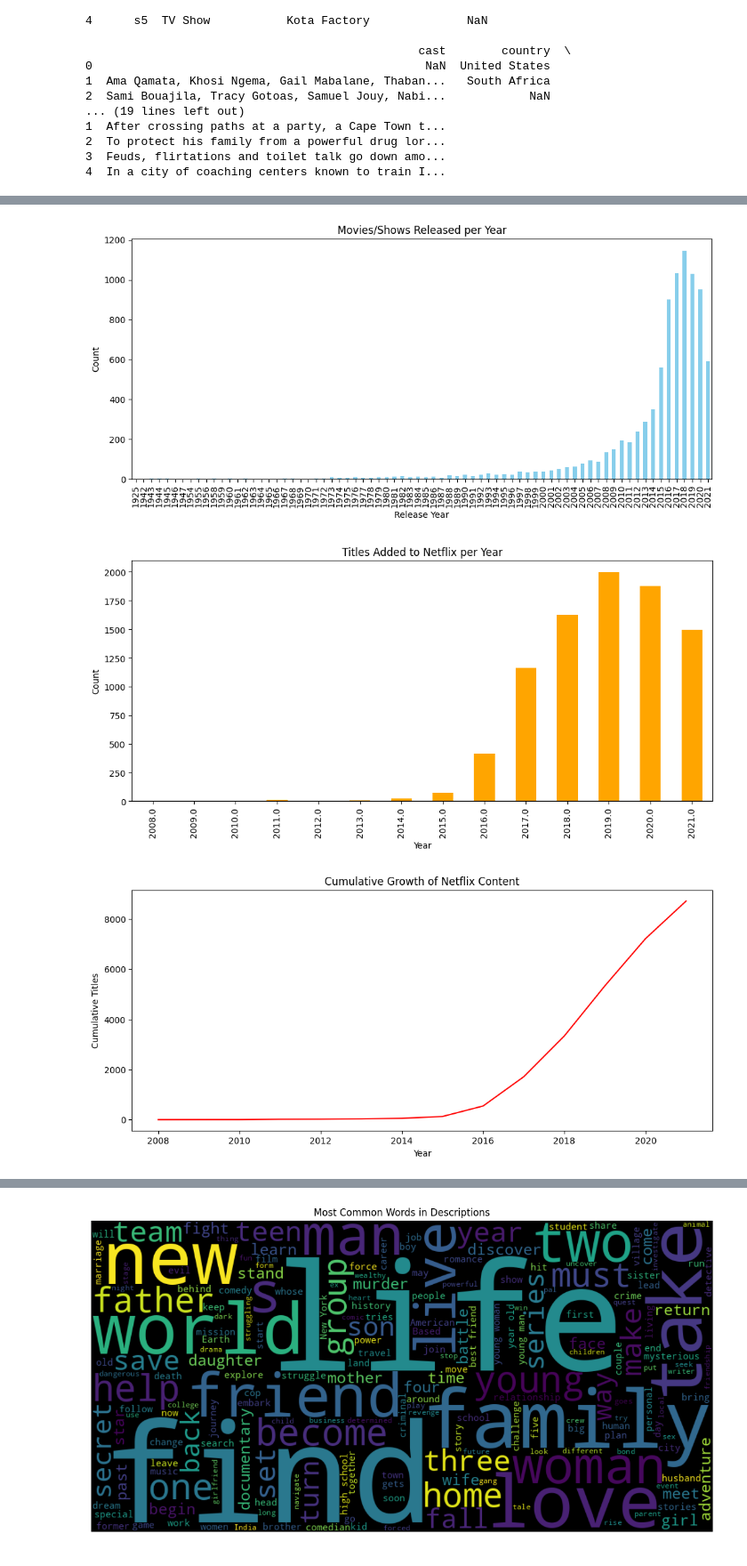
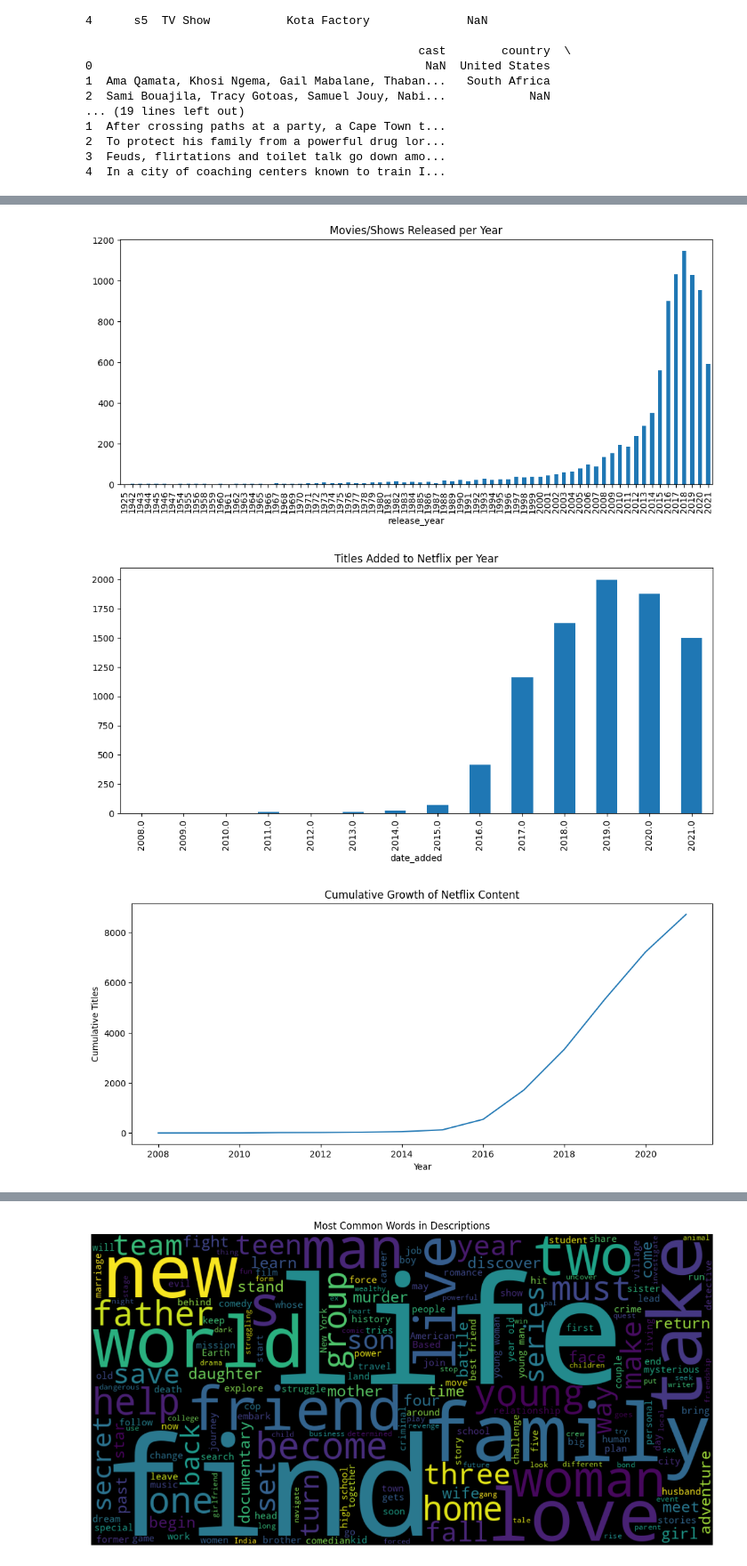
Before and after one commit to THEJAASHREE/231801181-PODS, a Jupyter notebook: ex6(a).ipynb, the cells around one changed output, grey strips where cells are left out. Shown at 89% size. Cells and saved outputs as stored; diff of their text form; code cells hidden in the pictures.

```diff
--- a/ex6(a).ipynb
+++ b/ex6(a).ipynb
@@ -65,38 +58,32 @@ Passing `palette` without assigning `hue` is deprecated and will be removed in v
 # %%
 # 4. Time-Based Trend Analysis (Fixed)
 
 df['release_year'] = pd.to_numeric(df['release_year'], errors='coerce')
-
-# Fix date parsing (handle mixed formats)
-df['date_added'] = pd.to_datetime(df['date_added'], errors='coerce', infer_datetime_format=True)
+df['date_added'] = pd.to_datetime(df['date_added'], errors='coerce')
 
 # a. Year-wise releases
 plt.figure(figsize=(12,5))
-df['release_year'].value_counts().sort_index().plot(kind='bar', color="skyblue")
+df['release_year'].value_counts().sort_index().plot(kind='bar')
 plt.title("Movies/Shows Released per Year")
-plt.xlabel("Release Year")
-plt.ylabel("Count")
 plt.show()
 
-# b. Year-wise additions to Netflix (based on date_added)
+# b. Year-wise additions to Netflix
 plt.figure(figsize=(12,5))
-df['date_added'].dt.year.value_counts().sort_index().plot(kind='bar', color="orange")
+df['date_added'].dt.year.value_counts().sort_index().plot(kind='bar')
 plt.title("Titles Added to Netflix per Year")
-plt.xlabel("Year")
-plt.ylabel("Count")
 plt.show()
 
-# c. Growth trend (cumulative additions)
+# c. Growth trend
 plt.figure(figsize=(12,5))
-df['date_added'].dt.year.value_counts().sort_index().cumsum().plot(color="red")
+df['date_added'].dt.year.value_counts().sort_index().cumsum().plot()
 plt.title("Cumulative Growth of Netflix Content")
 plt.xlabel("Year")
 plt.ylabel("Cumulative Titles")
 plt.show()
 # %% [output]
-[figure, old version]
+[figure, new version]
-[figure, old version]
+[figure, new version]
-[figure, old version]
+[figure, new version]
 # %%
 # 5. Duration & Content Type Analysis
 # a. Movie durations
```
Also changed, not shown: parts of 4 cells of this notebook.
